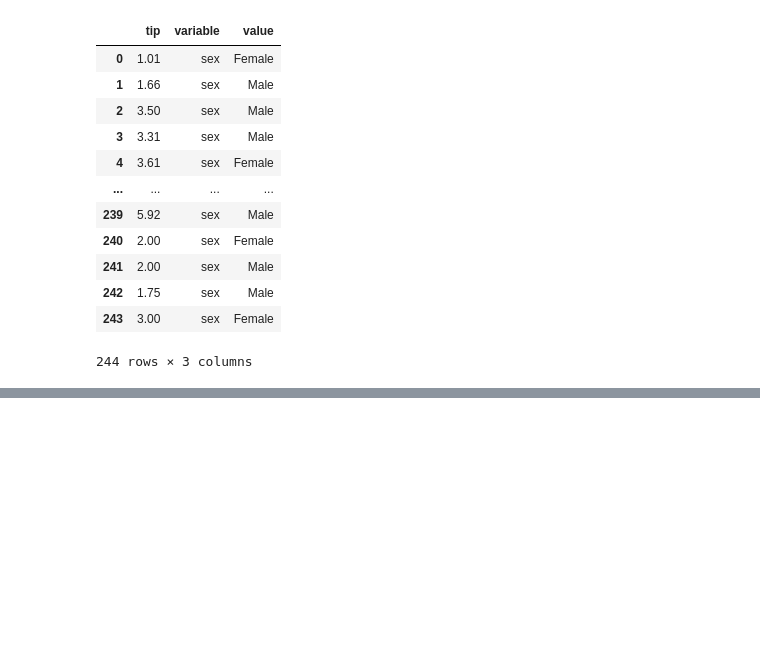
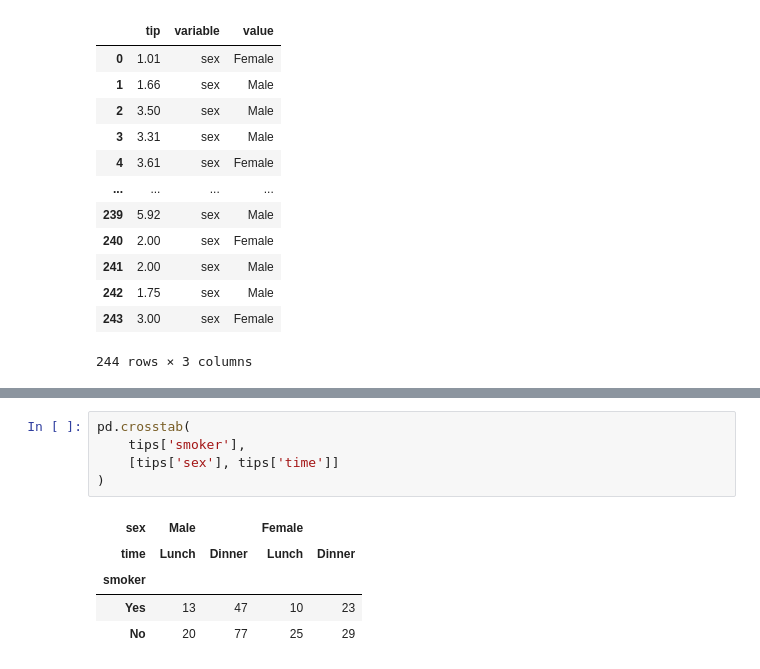
Before and after one commit to gsdavis1959/Python, a Jupyter notebook: PandasTableTransformations.ipynb, the cells around one changed output, grey strips where cells are left out. Saved outputs shown, nothing was run; the diff lists cells and outputs as text; blank space fills up the shorter version.

```diff
--- a/PandasTableTransformations.ipynb
+++ b/PandasTableTransformations.ipynb
@@ -96,0 +134,11 @@ tips.melt(id_vars = 'tip', value_vars = 'sex')
+# %%
+pd.crosstab(
+    tips['smoker'],
+    [tips['sex'], tips['time']]
+)
+# %% [output]
+| sex | Male |  | Female |  |
+| time | Lunch | Dinner | Lunch | Dinner |
+| smoker |  |  |  |  |
+| Yes | 13 | 47 | 10 | 23 |
+| No | 20 | 77 | 25 | 29 |
```
Also changed, not shown: parts of 5 cells of this notebook.
